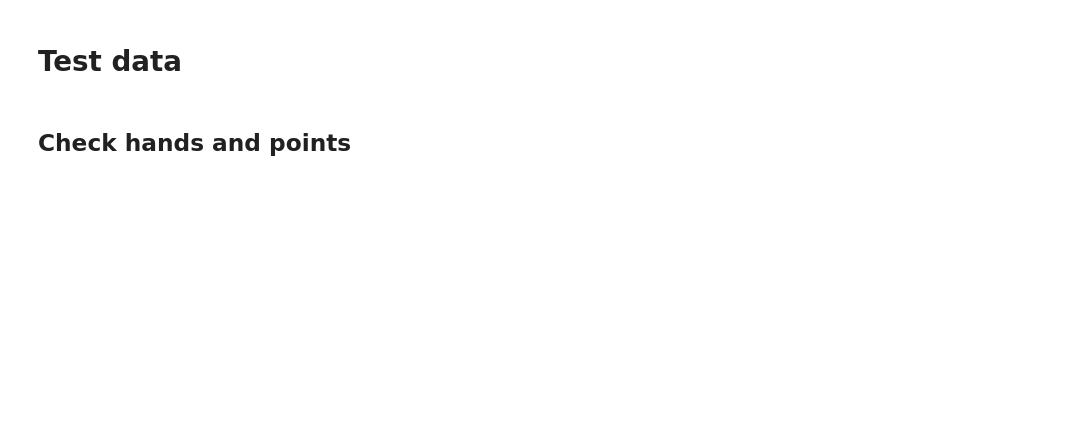
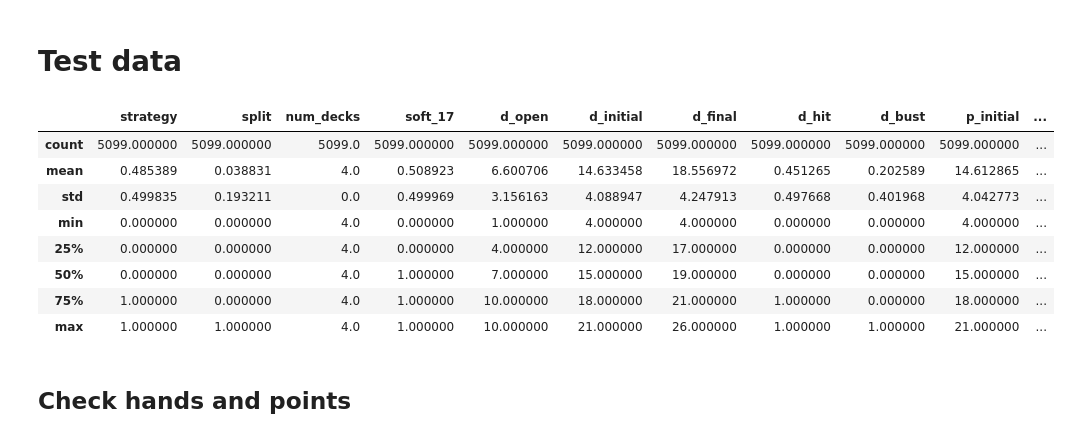
Before and after one commit to jocelyn-ong/data-science-projects, a Jupyter notebook: others/blackjack/gen_data.ipynb, the cells around one changed output. Drawn from its saved outputs; the diff is of its cells as text; code cells hidden in the pictures; blank space fills up the shorter version.

```diff
--- a/others/blackjack/gen_data.ipynb
+++ b/others/blackjack/gen_data.ipynb
@@ -375,6 +369,18 @@ df2 = add_columns(df)
 df2.to_csv("blackjack_data.csv")
 # %% [markdown]
 # Test data
+# %%
+df2.describe()
+# %% [output]
+|  | strategy | split | num_decks | soft_17 | d_open | d_initial | d_final | d_hit | d_bust | p_initial | ... |
+| count | 5099.000000 | 5099.000000 | 5099.0 | 5099.000000 | 5099.000000 | 5099.000000 | 5099.000000 | 5099.000000 | 5099.000000 | 5099.000000 | ... |
+| mean | 0.485389 | 0.038831 | 4.0 | 0.508923 | 6.600706 | 14.633458 | 18.556972 | 0.451265 | 0.202589 | 14.612865 | ... |
+| std | 0.499835 | 0.193211 | 0.0 | 0.499969 | 3.156163 | 4.088947 | 4.247913 | 0.497668 | 0.401968 | 4.042773 | ... |
+| min | 0.000000 | 0.000000 | 4.0 | 0.000000 | 1.000000 | 4.000000 | 4.000000 | 0.000000 | 0.000000 | 4.000000 | ... |
+| 25% | 0.000000 | 0.000000 | 4.0 | 0.000000 | 4.000000 | 12.000000 | 17.000000 | 0.000000 | 0.000000 | 12.000000 | ... |
+| 50% | 0.000000 | 0.000000 | 4.0 | 1.000000 | 7.000000 | 15.000000 | 19.000000 | 0.000000 | 0.000000 | 15.000000 | ... |
+| 75% | 1.000000 | 0.000000 | 4.0 | 1.000000 | 10.000000 | 18.000000 | 21.000000 | 1.000000 | 0.000000 | 18.000000 | ... |
+| max | 1.000000 | 1.000000 | 4.0 | 1.000000 | 10.000000 | 21.000000 | 26.000000 | 1.000000 | 1.000000 | 21.000000 | ... |
 # %% [markdown]
 ## Check hands and points
 # %%
```
Also changed, not shown: parts of 25 cells of this notebook, 2 other files.
